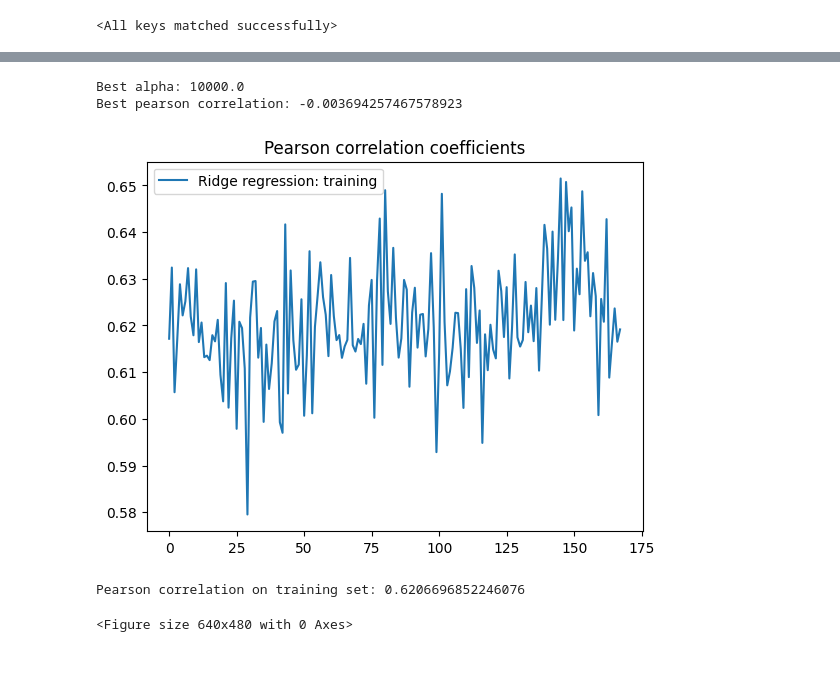
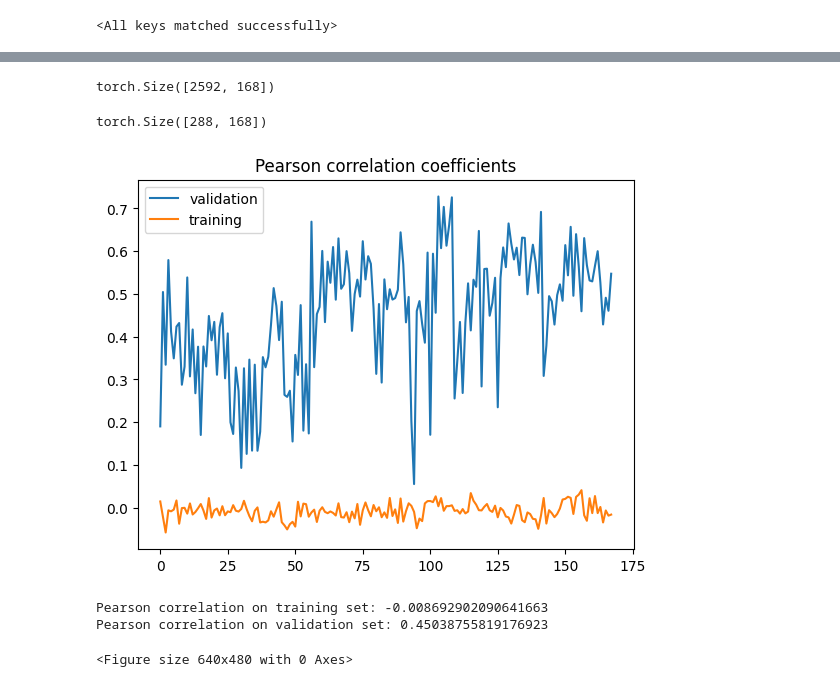
Before and after one commit to ZyLiao-0011/NX414, a Jupyter notebook: data_driven.ipynb, the cells around one changed output, grey strips where cells are left out. Saved outputs shown, nothing was run; the diff lists cells and outputs as text; code cells hidden in the pictures.

Commit message:
data-driven shallowcnn model

```diff
--- a/data_driven.ipynb
+++ b/data_driven.ipynb
@@ -186,6 +235,6 @@ Validation Loss: 4.1594
 # %%
 load_path = '/content/drive/MyDrive/nx414/shallow_cnn.pth'
-model = ShallowCNN(num_classes=64)
+model = ShallowCNN(num_neuron=168)
 model.to(device)
 model.load_state_dict(torch.load(load_path))
 # %% [output]
@@ -294,51 +242,54 @@ pearson_scorer = make_scorer(pearson_score, greater_is_better=True)
-# %%
-from sklearn.linear_model import Ridge
-from sklearn.model_selection import GridSearchCV, GroupKFold
-
-# Ridge model
-ridge = Ridge(max_iter=10000, tol=1e-5)
-
-# Grid of alpha values
-param_grid = {'alpha': np.logspace(-2, 4, 10)}
-
-# GroupKFold ensures the same label distribution in each fold
-cv = GroupKFold(n_splits=5)
-
-# Wrap with GridSearchCV, pass groups
-grid = GridSearchCV(ridge, param_grid, cv=cv, scoring=pearson_scorer, n_jobs=-1)
-
-# Fit with groups controlling label distribution
-grid.fit(X_train, spikes_train, groups=objects_train_encoded)
-
-# Results
-print("Best alpha:", grid.best_params_['alpha'])
-print("Best pearson correlation:", grid.best_score_)
-# %% [output]
-Best alpha: 10000.0
-Best pearson correlation: -0.003694257467578923
-# %%
-grid.best_estimator_.fit(X_train, spikes_train)
-predictions_train_ridge = grid.best_estimator_.predict(X_train)
+# %%
+model.eval()
+
+prediction_train = []
+
+with torch.no_grad():
+    for stimulus, _ in ITdataloader_train:
+        inputs = stimulus.to(device)
+        outputs = model(inputs)
+        prediction_train.append(outputs.cpu())
+
+prediction_train = torch.cat(prediction_train, dim=0)
+prediction_train.shape
+# %% [output]
+torch.Size([2592, 168])
+# %%
+model.eval()
+
+prediction_val = []
+
+with torch.no_grad():
+    for stimulus, _ in ITdataloader_val:
+        inputs = stimulus.to(device)
+        outputs = model(inputs)
+        prediction_val.append(outputs.cpu())
+
+prediction_val = torch.cat(prediction_val, dim=0)
+prediction_val.shape
+# %% [output]
+torch.Size([288, 168])
 # %%
 import matplotlib.pyplot as plt
 
 n_neurons = spikes_train.shape[1]
 
-pearson_corr_ridge = np.zeros((n_neurons,1))
+pearson_corr_shallowcnn = np.zeros((n_neurons,2))
 for i in range(n_neurons):
-    pearson_corr_ridge[i,0] = np.corrcoef(predictions_train_ridge[:, i], spikes_train[:, i])[0, 1]
-    #pearson_corr_ridge[i,1] = np.corrcoef(predictions_val_ridge[:, i], spikes_val[:, i])[0, 1]
+    pearson_corr_shallowcnn[i,0] = np.corrcoef(spikes_train[:, i],prediction_train[:, i])[0, 1]
+    pearson_corr_shallowcnn[i,1] = np.corrcoef(spikes_val[:, i],prediction_val[:, i])[0, 1]
 plt.figure()
 plt.title('Pearson correlation coefficients')
-#plt.plot(pearson_corr_ridge[:,1], label='Ridge regression: validation')
-plt.plot(pearson_corr_ridge[:,0], label='Ridge regression: training')
+plt.plot(pearson_corr_shallowcnn[:,1], label='validation')
+plt.plot(pearson_corr_shallowcnn[:,0], label='training')
 plt.legend()
 plt.show()
 plt.figure()
 
-print(f"Pearson correlation on training set: {np.mean(pearson_corr_ridge[:,0])}")
-#print(f"Pearson correlation on validation set: {np.mean(pearson_corr_ridge[:,1])}")
+print(f"Pearson correlation on training set: {np.mean(pearson_corr_shallowcnn[:,0])}")
+print(f"Pearson correlation on validation set: {np.mean(pearson_corr_shallowcnn[:,1])}")
 # %% [output]
-[figure, old version]
+[figure, new version]
-Pearson correlation on training set: 0.6206696852246076
+Pearson correlation on training set: -0.008692902090641663
+Pearson correlation on validation set: 0.45038755819176923
 <Figure size 640x480 with 0 Axes>
```
Also changed, not shown: parts of 16 cells of this notebook.
